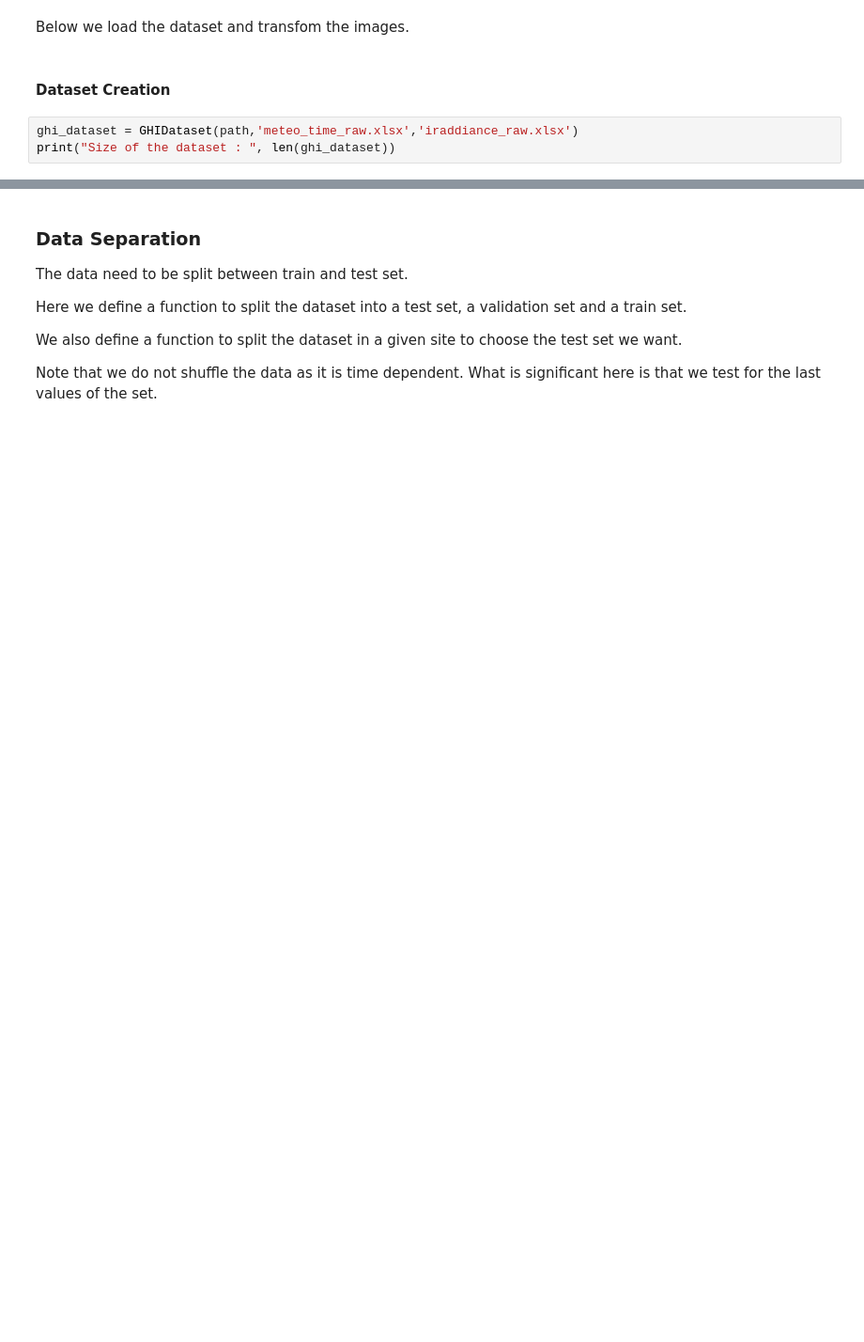
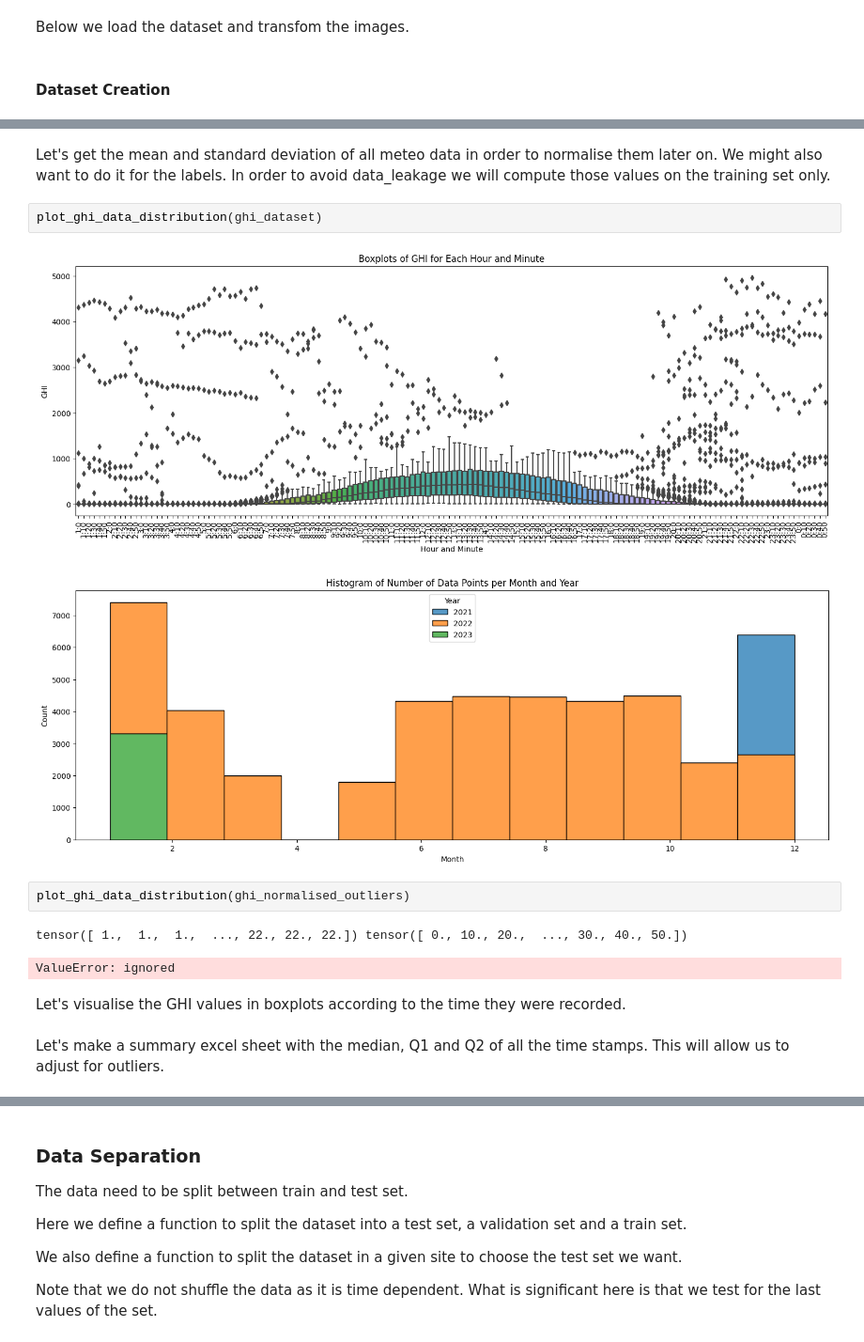
Before and after one commit to CS-433/ml-project-2-lapd, a Jupyter notebook: Meteo Only/Project_meteo_only.ipynb, the cells around one changed output, grey strips where cells are left out. Shown: that part at 94% size. Drawn from its saved outputs; the diff is of its cells as text; blank space fills up the shorter version.

```diff
--- a/Meteo Only/Project_meteo_only.ipynb
+++ b/Meteo Only/Project_meteo_only.ipynb
@@ -207,6 +230,3 @@ class GHIDataset(Dataset):
 Below we load the dataset and transfom the images.
 # %% [markdown]
 #### Dataset Creation
-# %%
-ghi_dataset = GHIDataset(path,'meteo_time_raw.xlsx','iraddiance_raw.xlsx')
-print("Size of the dataset : ", len(ghi_dataset))
@@ -214,0 +273,16 @@ Size of the dataset :  46072
+# %% [markdown]
+Let's get the mean and standard deviation of all meteo data in order to normalise them later on. We might also want to do it for the labels. In order to avoid data_leakage we will compute those values on the training set only.
+# %%
+plot_ghi_data_distribution(ghi_dataset)
+# %% [output]
+[figure, added]
+[figure, added]
+# %%
+plot_ghi_data_distribution(ghi_normalised_outliers)
+# %% [output]
+tensor([ 1.,  1.,  1.,  ..., 22., 22., 22.]) tensor([ 0., 10., 20.,  ..., 30., 40., 50.])
+ValueError: ignored
+# %% [markdown]
+Let's visualise the GHI values in boxplots according to the time they were recorded.
+# %% [markdown]
+Let's make a summary excel sheet with the median, Q1 and Q2 of all the time stamps. This will allow us to adjust for outliers.
```
Also changed, not shown: parts of 19 cells of this notebook.
